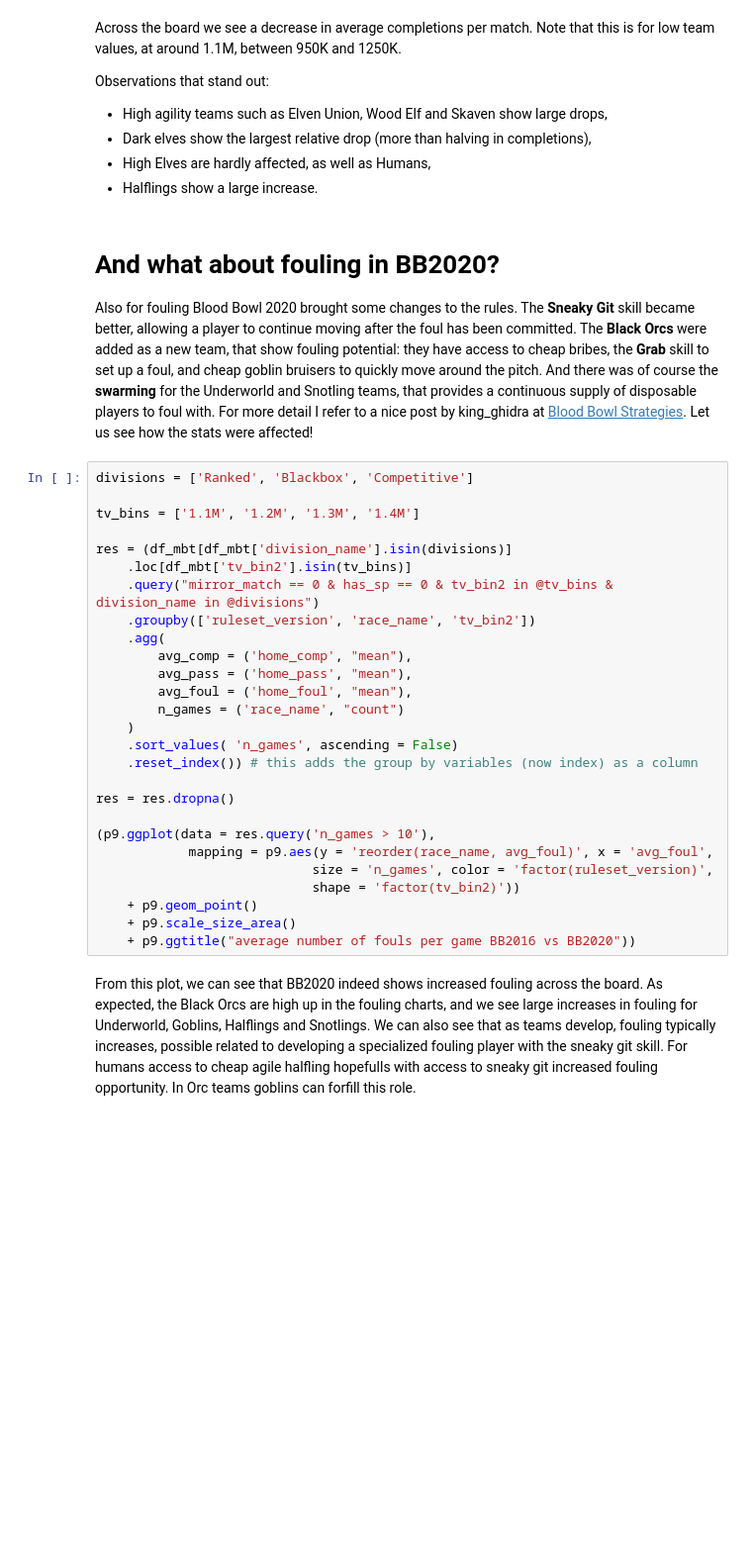
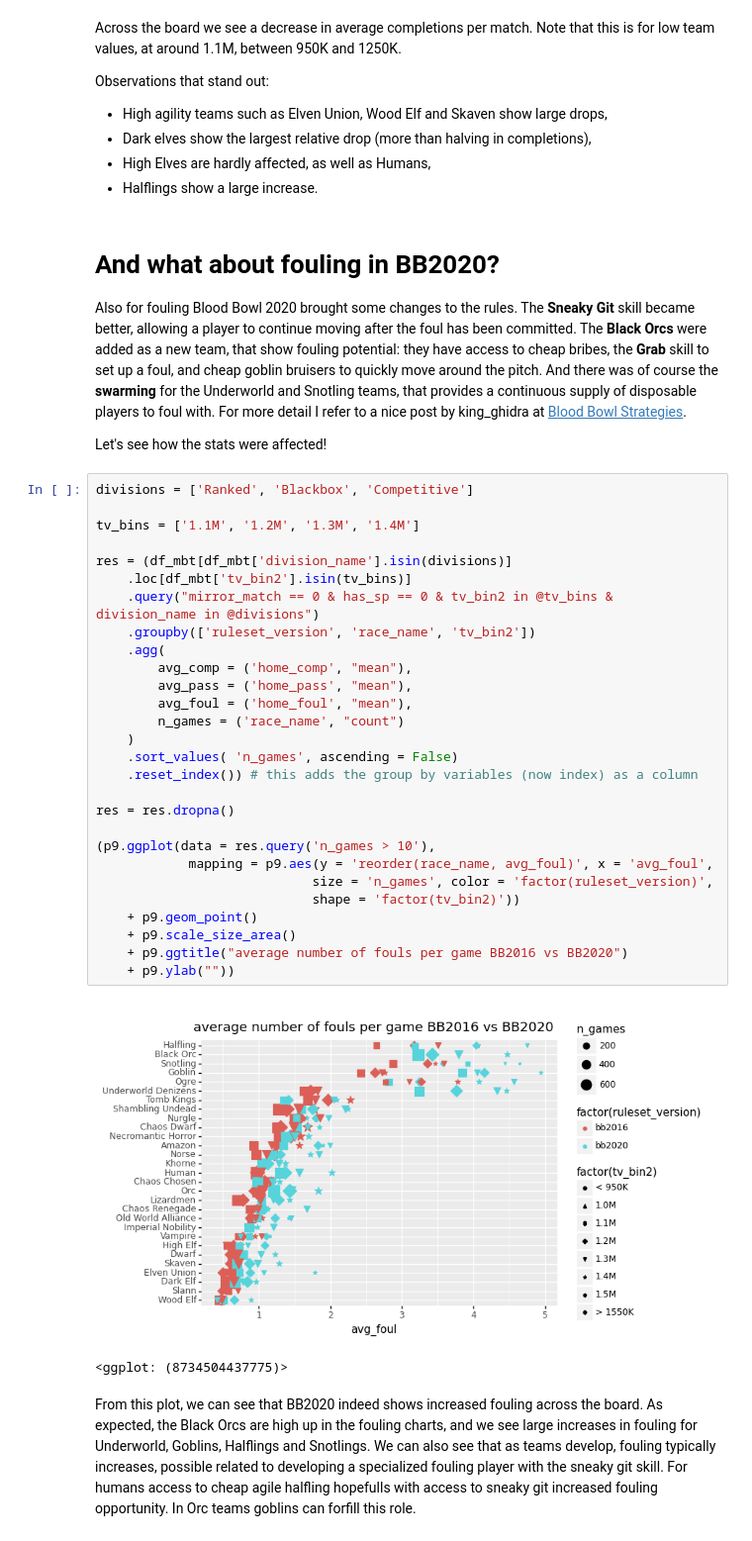
Before and after one commit to gsverhoeven/hugo_source, a Jupyter notebook: content/post/fumbbl_blogpost_src/nufflytics_blog_post.ipynb, the cells around one changed output. Shown: that part at 99% size. Drawn from its saved outputs; the diff is of its cells as text; blank space fills up the shorter version.

```diff
--- a/content/post/fumbbl_blogpost_src/nufflytics_blog_post.ipynb
+++ b/content/post/fumbbl_blogpost_src/nufflytics_blog_post.ipynb
@@ -213,34 +229,39 @@ Observations that stand out:
 # And what about fouling in BB2020?
 
 Also for fouling Blood Bowl 2020 brought some changes to the rules. The **Sneaky Git** skill became better, allowing a player to continue moving after the foul has been committed. The **Black Orcs** were added as a new team, that show fouling potential: they have access to cheap bribes, the **Grab** skill to set up a foul, and cheap goblin bruisers to quickly move around the pitch. And there was of course the **swarming** for the Underworld and Snotling teams, that provides a continuous supply of disposable players to foul with. For more detail I refer to a nice post by king_ghidra at [Blood Bowl Strategies](https://bloodbowlstrategies.com/en/tactics-blood-bowl-second-season/).
-Let us see how the stats were affected!
+
+Let's see how the stats were affected!
 # %%
 divisions = ['Ranked', 'Blackbox', 'Competitive']
 
 tv_bins = ['1.1M', '1.2M', '1.3M', '1.4M']
 
 res = (df_mbt[df_mbt['division_name'].isin(divisions)]
     .loc[df_mbt['tv_bin2'].isin(tv_bins)]
     .query("mirror_match == 0 & has_sp == 0 & tv_bin2 in @tv_bins & division_name in @divisions")
     .groupby(['ruleset_version', 'race_name', 'tv_bin2'])
     .agg(
         avg_comp = ('home_comp', "mean"),
         avg_pass = ('home_pass', "mean"),
         avg_foul = ('home_foul', "mean"),
         n_games = ('race_name', "count")
     )
     .sort_values( 'n_games', ascending = False)
     .reset_index()) # this adds the group by variables (now index) as a column
 
 res = res.dropna()
 
 (p9.ggplot(data = res.query('n_games > 10'),
             mapping = p9.aes(y = 'reorder(race_name, avg_foul)', x = 'avg_foul',
                             size = 'n_games', color = 'factor(ruleset_version)',
                             shape = 'factor(tv_bin2)'))
     + p9.geom_point()
     + p9.scale_size_area()
-    + p9.ggtitle("average number of fouls per game BB2016 vs BB2020"))
+    + p9.ggtitle("average number of fouls per game BB2016 vs BB2020")
+    + p9.ylab(""))
+# %% [output]
+[figure, added]
+<ggplot: (8734504437775)>
 # %% [markdown]
 From this plot, we can see that BB2020 indeed shows increased fouling across the board. As expected, the Black Orcs are high up in the fouling charts, and we see large increases in fouling for Underworld, Goblins, Halflings and Snotlings. We can also see that as teams develop, fouling typically increases, possible related to developing a specialized fouling player with the sneaky git skill. For humans access to cheap agile halfling hopefulls with access to sneaky git increased fouling opportunity. In Orc teams goblins can forfill this role.
 # %% [markdown]
```
Also changed, not shown: parts of 7 cells of this notebook, 11 other files.
